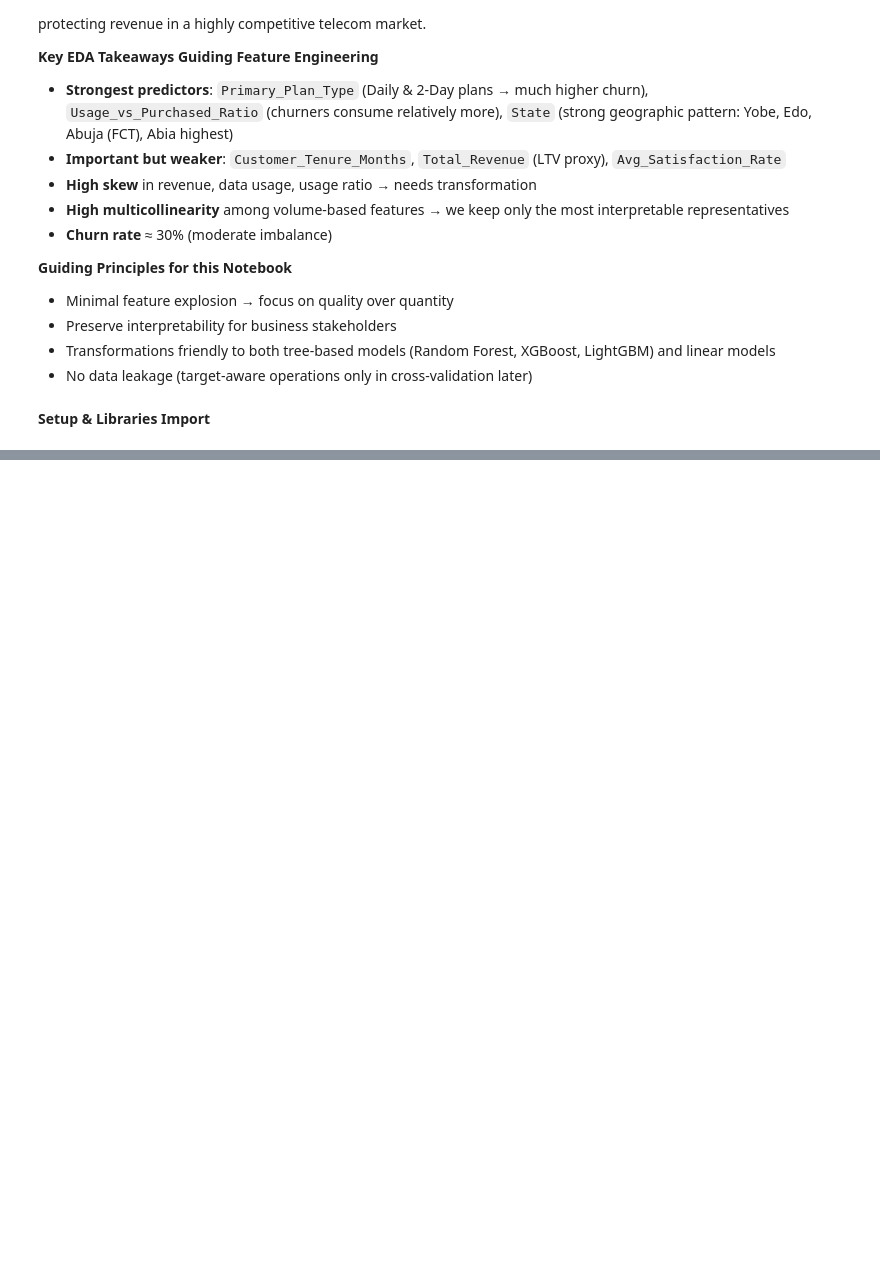
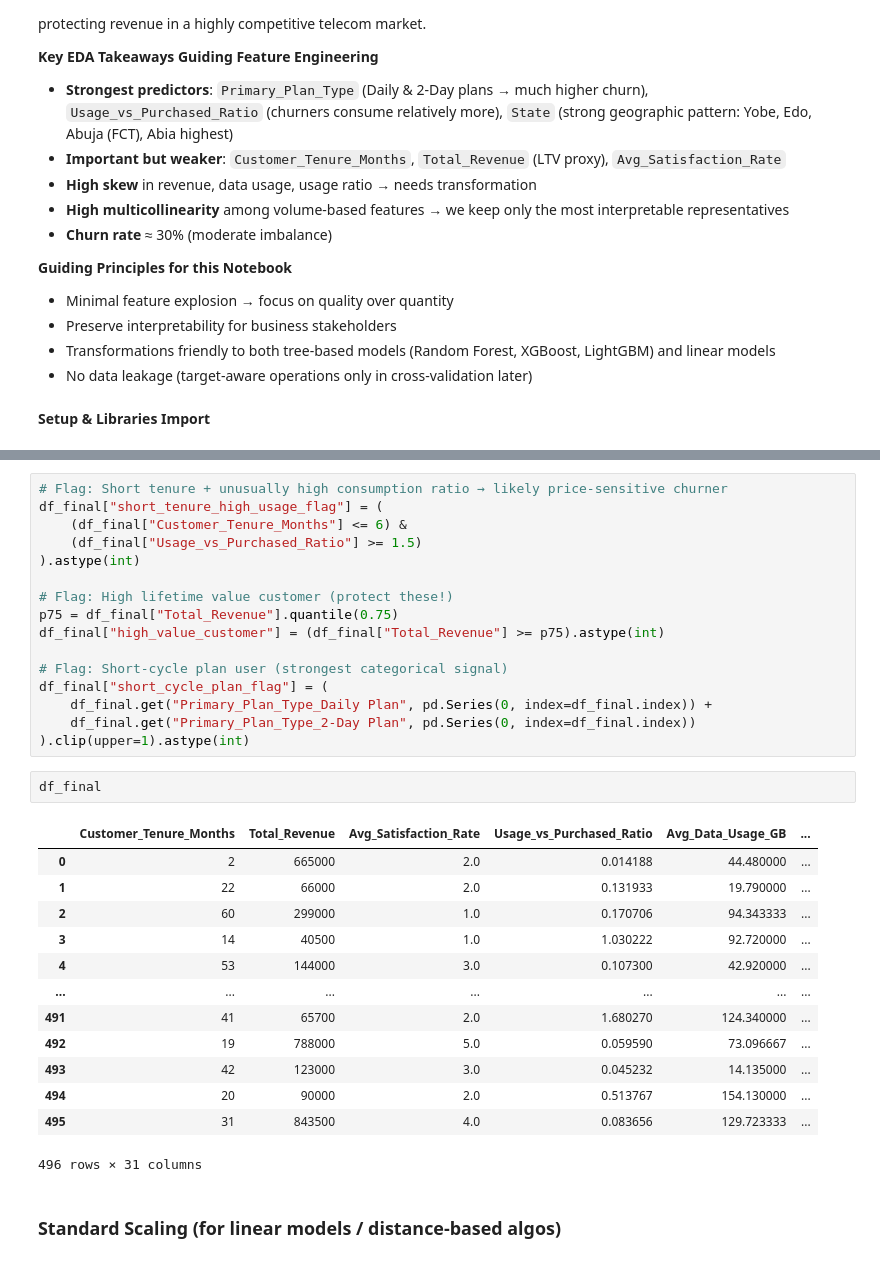
Before and after one commit to Koladebamidele/AkoladeDSJourney, a Jupyter notebook: MTN-Nigeria-Customer-Churn/notebooks/03_feature_engineering.ipynb, the cells around one changed output, grey strips where cells are left out. Drawn from its saved outputs; the diff is of its cells as text; blank space fills up the shorter version.

```diff
--- a/MTN-Nigeria-Customer-Churn/notebooks/03_feature_engineering.ipynb
+++ b/MTN-Nigeria-Customer-Churn/notebooks/03_feature_engineering.ipynb
@@ -23,0 +265,34 @@ We want to identify customers at high risk of churning so MTN Nigeria can proact
+# %%
+# Flag: Short tenure + unusually high consumption ratio → likely price-sensitive churner
+df_final["short_tenure_high_usage_flag"] = (
+    (df_final["Customer_Tenure_Months"] <= 6) &
+    (df_final["Usage_vs_Purchased_Ratio"] >= 1.5)
+).astype(int)
+
+# Flag: High lifetime value customer (protect these!)
+p75 = df_final["Total_Revenue"].quantile(0.75)
+df_final["high_value_customer"] = (df_final["Total_Revenue"] >= p75).astype(int)
+
+# Flag: Short-cycle plan user (strongest categorical signal)
+df_final["short_cycle_plan_flag"] = (
+    df_final.get("Primary_Plan_Type_Daily Plan", pd.Series(0, index=df_final.index)) +
+    df_final.get("Primary_Plan_Type_2-Day Plan", pd.Series(0, index=df_final.index))
+).clip(upper=1).astype(int)
+# %%
+df_final
+# %% [output]
+|  | Customer_Tenure_Months | Total_Revenue | Avg_Satisfaction_Rate | Usage_vs_Purchased_Ratio | Avg_Data_Usage_GB | ... |
+| 0 | 2 | 665000 | 2.0 | 0.014188 | 44.480000 | ... |
+| 1 | 22 | 66000 | 2.0 | 0.131933 | 19.790000 | ... |
+| 2 | 60 | 299000 | 1.0 | 0.170706 | 94.343333 | ... |
+| 3 | 14 | 40500 | 1.0 | 1.030222 | 92.720000 | ... |
+| 4 | 53 | 144000 | 3.0 | 0.107300 | 42.920000 | ... |
+| ... | ... | ... | ... | ... | ... | ... |
+| 491 | 41 | 65700 | 2.0 | 1.680270 | 124.340000 | ... |
+| 492 | 19 | 788000 | 5.0 | 0.059590 | 73.096667 | ... |
+| 493 | 42 | 123000 | 3.0 | 0.045232 | 14.135000 | ... |
+| 494 | 20 | 90000 | 2.0 | 0.513767 | 154.130000 | ... |
+| 495 | 31 | 843500 | 4.0 | 0.083656 | 129.723333 | ... |
+496 rows × 31 columns
+# %% [markdown]
+### Standard Scaling (for linear models / distance-based algos)
```
Also changed, not shown: parts of 25 cells of this notebook.
